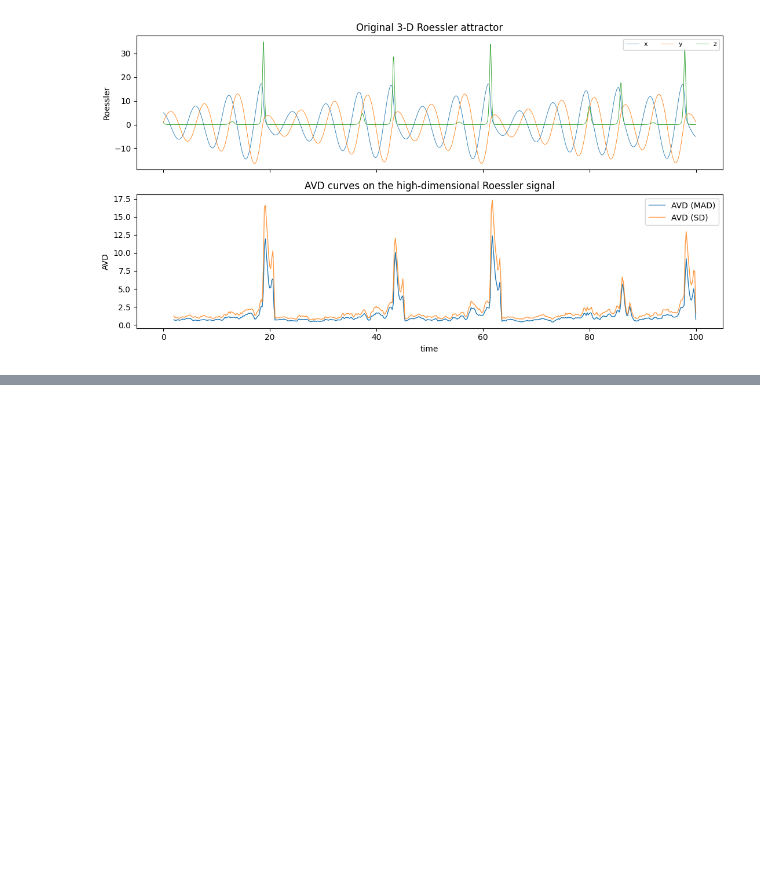
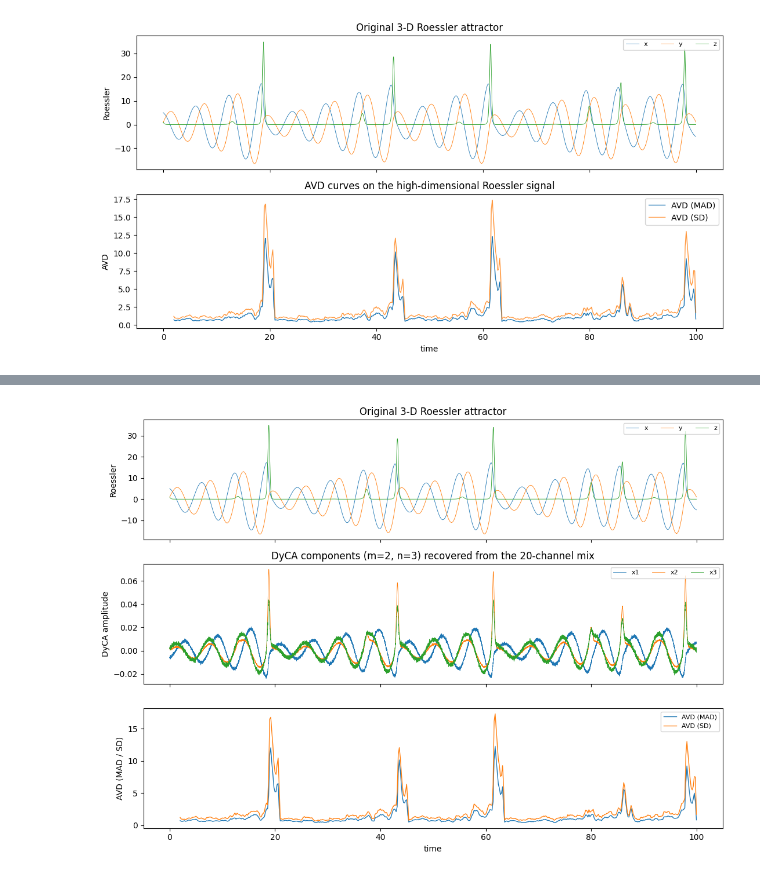
Before and after one commit to annikastiehl/Average-Volatility-Dimensioning, a Jupyter notebook: main_roessler.ipynb, the cells around one changed output, grey strips where cells are left out. Cells and saved outputs as stored; diff of their text form; code cells hidden in the pictures; blank space fills up the shorter version.

```diff
--- a/main_roessler.ipynb
+++ b/main_roessler.ipynb
@@ -190,0 +249,30 @@ plt.show()
+# %%
+fig, axes = plt.subplots(3, 1, figsize=(11, 8), sharex=True)
+
+# 1) Underlying 3-D Roessler attractor (ground truth)
+axes[0].plot(t_grid, x_data[0], lw=0.6, label='x')
+axes[0].plot(t_grid, x_data[1], lw=0.6, label='y')
+axes[0].plot(t_grid, x_data[2], lw=0.6, label='z')
+axes[0].set_ylabel('Roessler')
+axes[0].set_title('Original 3-D Roessler attractor')
+axes[0].legend(loc='upper right', fontsize=8, ncol=3)
+
+# 2) DyCA amplitudes recovered from the high-D mix
+labels = [f'x{i+1}' for i in range(N_TOTAL)]
+for i in range(N_TOTAL):
+    axes[1].plot(time_vec, Y_dyca[i], lw=0.6, label=labels[i])
+axes[1].set_ylabel('DyCA amplitude')
+axes[1].set_title(f'DyCA components (m={M_LINEAR}, n={N_TOTAL}) recovered from the {N_DIM}-channel mix')
+axes[1].legend(loc='upper right', fontsize=8, ncol=N_TOTAL)
+
+# 3) AVD curves (MAD and SD) overlaid
+axes[2].plot(mad_time, avd_mad['MAD'].values, color='C0', lw=1.0, label='AVD (MAD)')
+axes[2].plot(sd_time, avd_sd['SD'].values, color='C1', lw=1.0, label='AVD (SD)')
+axes[2].set_ylabel('AVD (MAD / SD)')
+axes[2].set_xlabel('time')
+axes[2].legend(loc='upper right', fontsize=8)
+
+plt.tight_layout()
+plt.show()
+# %% [output]
+[figure, added]
```
Also changed, not shown: parts of 6 cells of this notebook, 1 other file.
